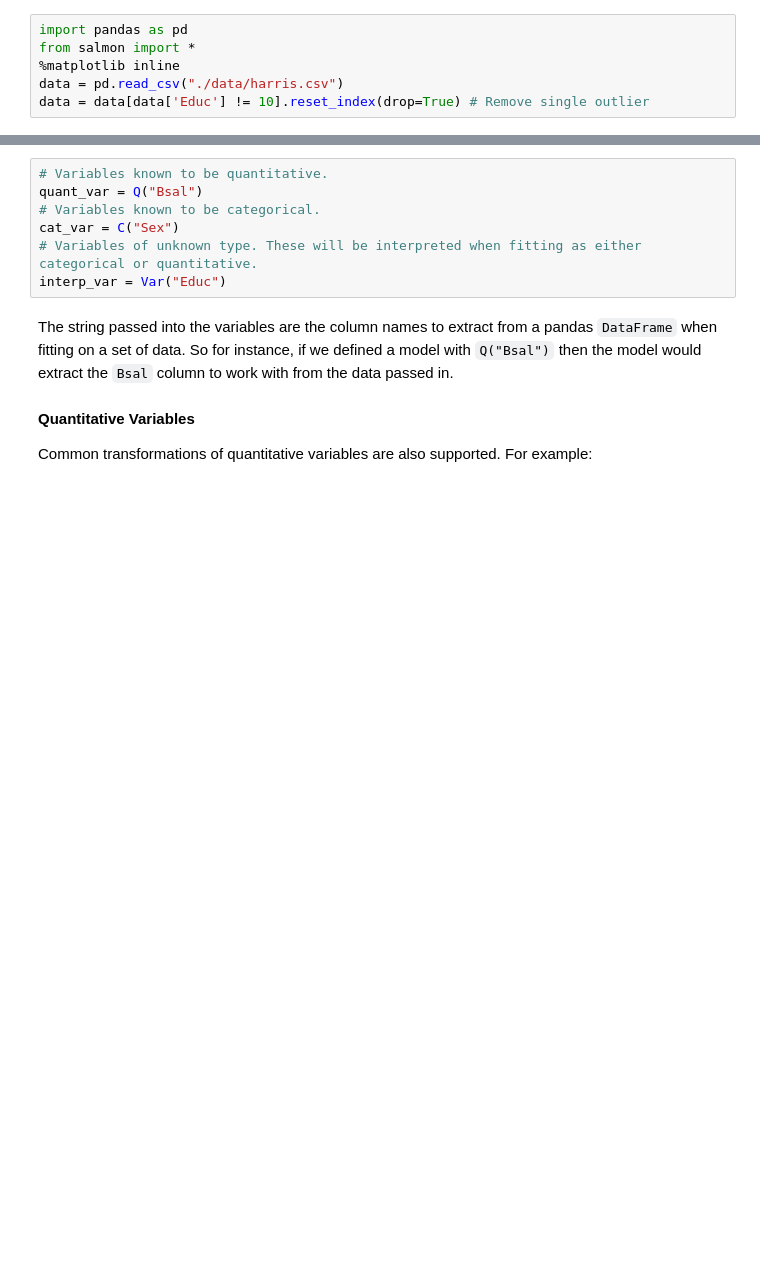
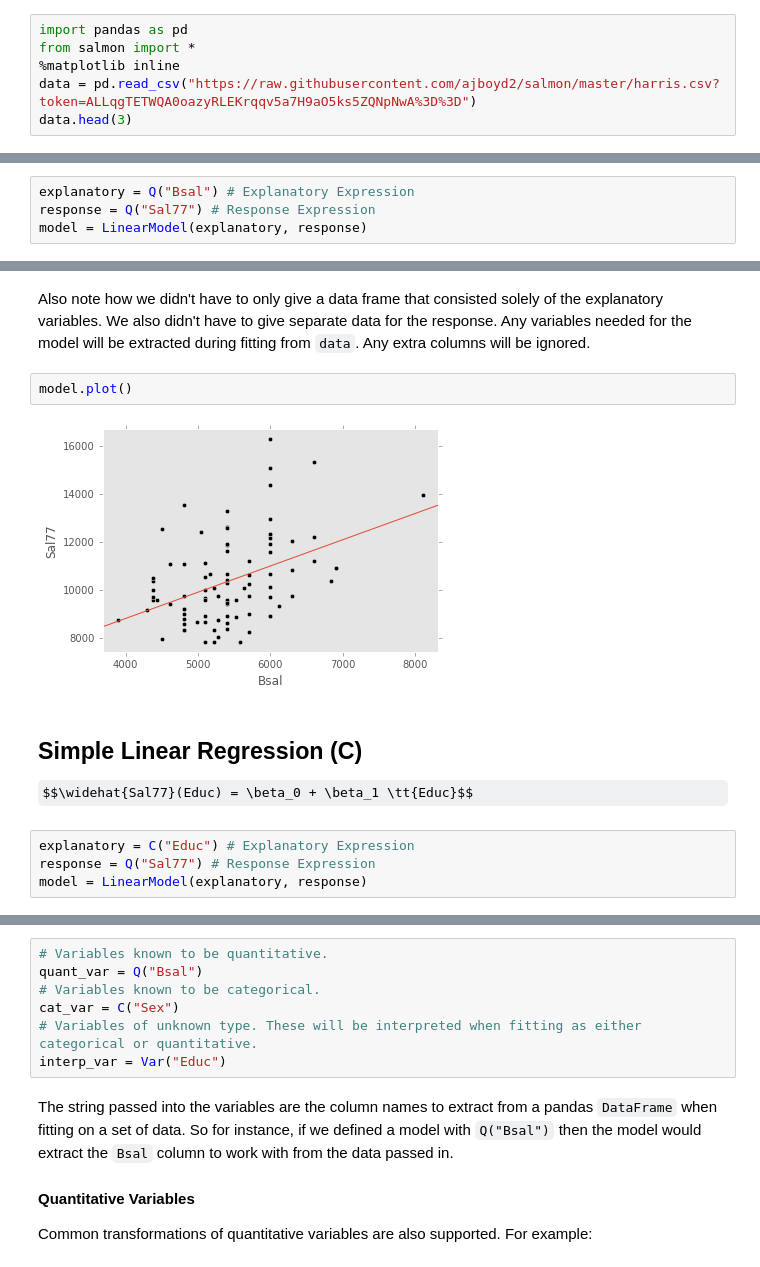
Before and after one commit to ajboyd2/salmon, a Jupyter notebook: SALMON Documentation.ipynb, the cells around one changed output, grey strips where cells are left out. Cells and saved outputs as stored; diff of their text form; some formulas as TeX source; blank space fills up the shorter version.

```diff
--- a/SALMON Documentation.ipynb
+++ b/SALMON Documentation.ipynb
@@ -2,5 +8,5 @@
 import pandas as pd
 from salmon import *
 %matplotlib inline
-data = pd.read_csv("./data/harris.csv")
-data = data[data['Educ'] != 10].reset_index(drop=True) # Remove single outlier
+data = pd.read_csv("https://raw.githubusercontent.com/ajboyd2/salmon/master/harris.csv?token=ALLqgTETWQA0oazyRLEKrqqv5a7H9aO5ks5ZQNpNwA%3D%3D")
+data.head(3)
@@ -6,0 +30,4 @@ data = data[data['Educ'] != 10].reset_index(drop=True) # Remove single outlier
+# %%
+explanatory = Q("Bsal") # Explanatory Expression
+response = Q("Sal77") # Response Expression
+model = LinearModel(explanatory, response)
@@ -6,0 +42,13 @@ data = data[data['Educ'] != 10].reset_index(drop=True) # Remove single outlier
+# %% [markdown]
+Also note how we didn't have to only give a data frame that consisted solely of the explanatory variables. We also didn't have to give separate data for the response. Any variables needed for the model will be extracted during fitting from `data`. Any extra columns will be ignored.
+# %%
+model.plot()
+# %% [output]
+[figure, added]
+# %% [markdown]
+## Simple Linear Regression (C)
+$$\widehat{Sal77}(Educ) = \beta_0 + \beta_1 \tt{Educ}$$
+# %%
+explanatory = C("Educ") # Explanatory Expression
+response = Q("Sal77") # Response Expression
+model = LinearModel(explanatory, response)
```
Also changed, not shown: parts of 66 cells of this notebook.
